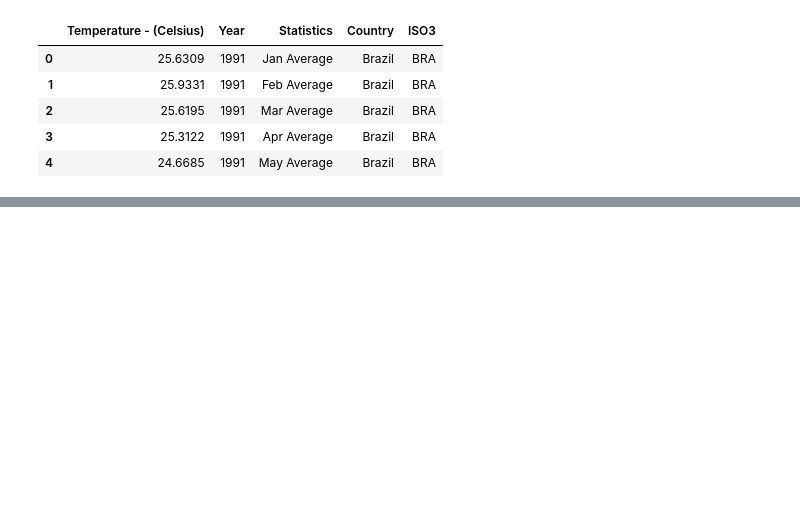
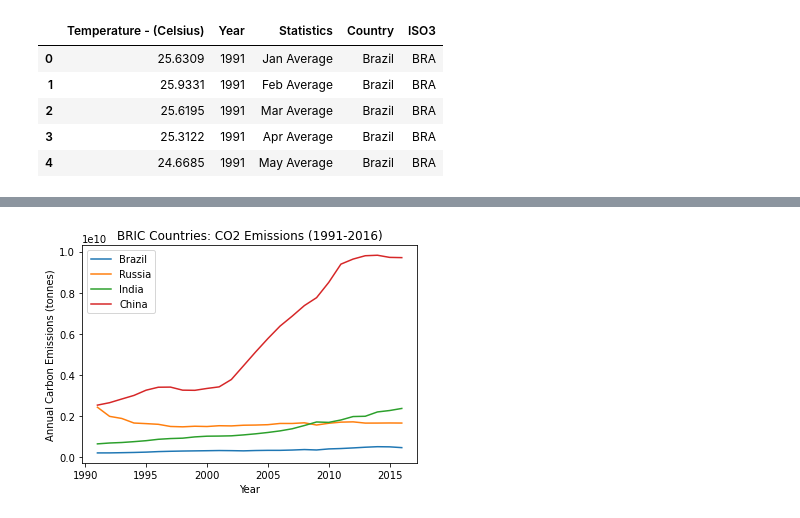
Before and after one commit to sunwoo-kim20/global-climate-change-analysis, a Jupyter notebook: co2_vs_gdp_weather.ipynb, the cells around one changed output, grey strips where cells are left out. Saved outputs shown, nothing was run; the diff lists cells and outputs as text; code cells hidden in the pictures; blank space fills up the shorter version.

```diff
--- a/co2_vs_gdp_weather.ipynb
+++ b/co2_vs_gdp_weather.ipynb
@@ -351 +321,14 @@ bric_max_temp.reset_index()
+# %%
+# Resetting index of BRIC temperature dataframe
+bric_temp_df = bric_max_temp.reset_index()
+
+# Removing leading space in country and code values of BRIC dataframe
+bric_temp_df.Country = [country.strip() for country in bric_temp_df.Country]
+bric_temp_df.Code = [code.strip() for code in bric_temp_df.Code]
+
+#bric_temp_df.Country = bric_temp_df.Country.astype(str)
+#bric_temp_df.Year = bric_temp_df.Year.astype(int)
+
+#co2_country_df.Country = co2_country_df.Country.astype(str)
+#co2_country_df.Year = co2_country_df.Year.astype(int)
 # %%
@@ -387,0 +336,3 @@ array(['Afghanistan', 'Albania', 'Algeria', 'Andorra', 'Angola',
+# %%
+# Merging BRIC emissions with BRIC temperatures
+bric_merge_df = bric_temp_df.merge(co2_country_df, how = 'left', on = ['Country', 'Year', 'Code'])
@@ -387,0 +348,21 @@ array(['Afghanistan', 'Albania', 'Algeria', 'Andorra', 'Angola',
+# %%
+# Line Plot for Carbon Emmissions
+
+# Subset data for countries
+brazil_df = bric_merge_df.loc[bric_merge_df.Country == "Brazil", :]
+russia_df = bric_merge_df.loc[bric_merge_df.Country == "Russia", :]
+india_df = bric_merge_df.loc[bric_merge_df.Country == "India", :]
+china_df = bric_merge_df.loc[bric_merge_df.Country == "China", :]
+
+# Plotting lines
+plt.plot(brazil_df.Year, brazil_df.annual_co2_tonnes, label = "Brazil")
+plt.plot(russia_df.Year, russia_df.annual_co2_tonnes, label = "Russia")
+plt.plot(india_df.Year, india_df.annual_co2_tonnes, label = "India")
+plt.plot(china_df.Year, china_df.annual_co2_tonnes, label = "China")
+plt.legend(loc = "best")
+plt.title("BRIC Countries: CO2 Emissions (1991-2016)")
+plt.xlabel("Year")
+plt.ylabel("Annual Carbon Emissions (tonnes)")
+plt.show()
+# %% [output]
+[figure, added]
```
Also changed, not shown: parts of 13 cells of this notebook.
